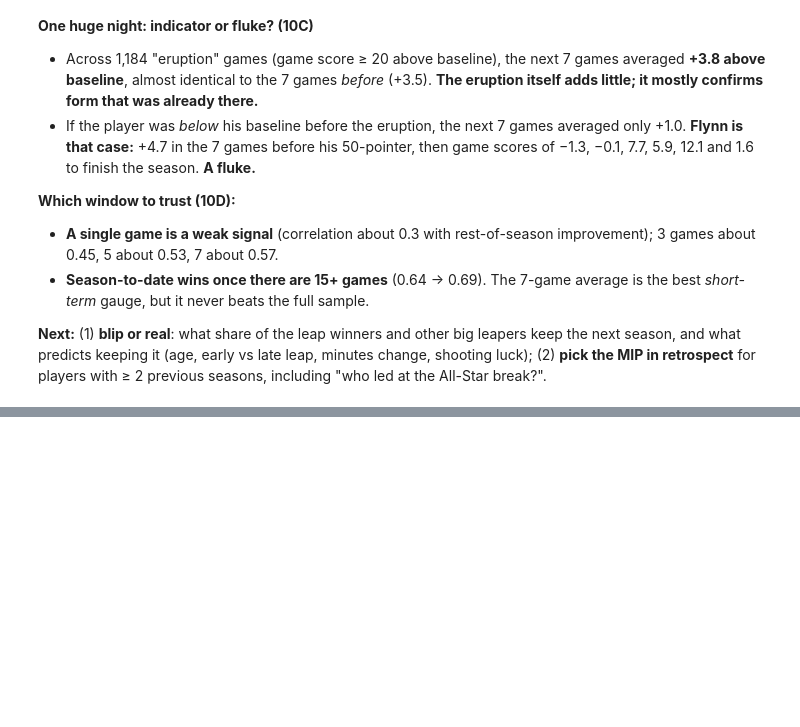
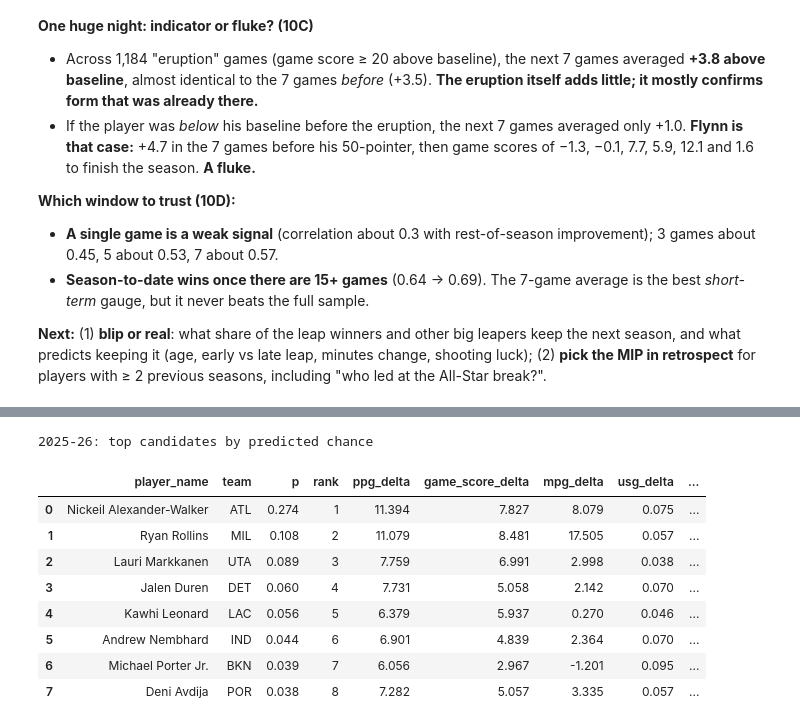
Before and after one commit to dan-j-e/unicorn-hunting, a Jupyter notebook: notebooks/10_mip_leaps.ipynb, the cells around one changed output, grey strips where cells are left out. Drawn from its saved outputs; the diff is of its cells as text; code cells hidden in the pictures; blank space fills up the shorter version.

```diff
--- a/notebooks/10_mip_leaps.ipynb
+++ b/notebooks/10_mip_leaps.ipynb
@@ -316,0 +397,15 @@ el[el["season"] == "2025-26"].nsmallest(8, "rank")[cols].round(1).reset_index(dr
+# %%
+print("2025-26: top candidates by predicted chance")
+cols = ["player_name", "team", "p", "rank", "ppg_delta", "game_score_delta", "mpg_delta", "usg_delta", "start_rate_delta", "mip"]
+P[P["season"] == "2025-26"].nsmallest(8, "rank")[cols].round(3).reset_index(drop=True)
+# %% [output]
+2025-26: top candidates by predicted chance
+|  | player_name | team | p | rank | ppg_delta | game_score_delta | mpg_delta | usg_delta | ... |
+| 0 | Nickeil Alexander-Walker | ATL | 0.274 | 1 | 11.394 | 7.827 | 8.079 | 0.075 | ... |
+| 1 | Ryan Rollins | MIL | 0.108 | 2 | 11.079 | 8.481 | 17.505 | 0.057 | ... |
+| 2 | Lauri Markkanen | UTA | 0.089 | 3 | 7.759 | 6.991 | 2.998 | 0.038 | ... |
+| 3 | Jalen Duren | DET | 0.060 | 4 | 7.731 | 5.058 | 2.142 | 0.070 | ... |
+| 4 | Kawhi Leonard | LAC | 0.056 | 5 | 6.379 | 5.937 | 0.270 | 0.046 | ... |
+| 5 | Andrew Nembhard | IND | 0.044 | 6 | 6.901 | 4.839 | 2.364 | 0.070 | ... |
+| 6 | Michael Porter Jr. | BKN | 0.039 | 7 | 6.056 | 2.967 | -1.201 | 0.095 | ... |
+| 7 | Deni Avdija | POR | 0.038 | 8 | 7.282 | 5.057 | 3.335 | 0.057 | ... |
```
Also changed, not shown: parts of 10 cells of this notebook, 5 other files.
